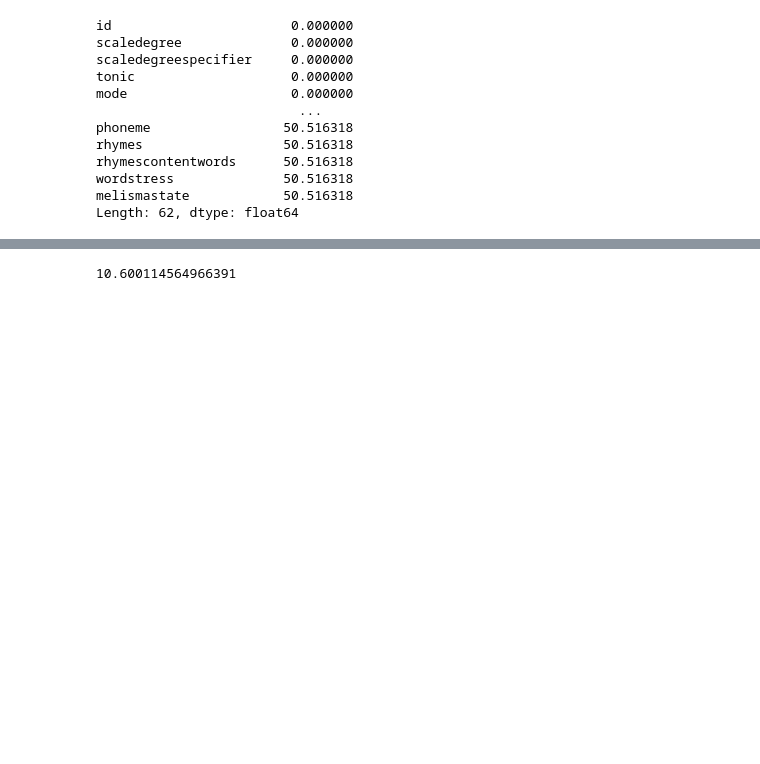
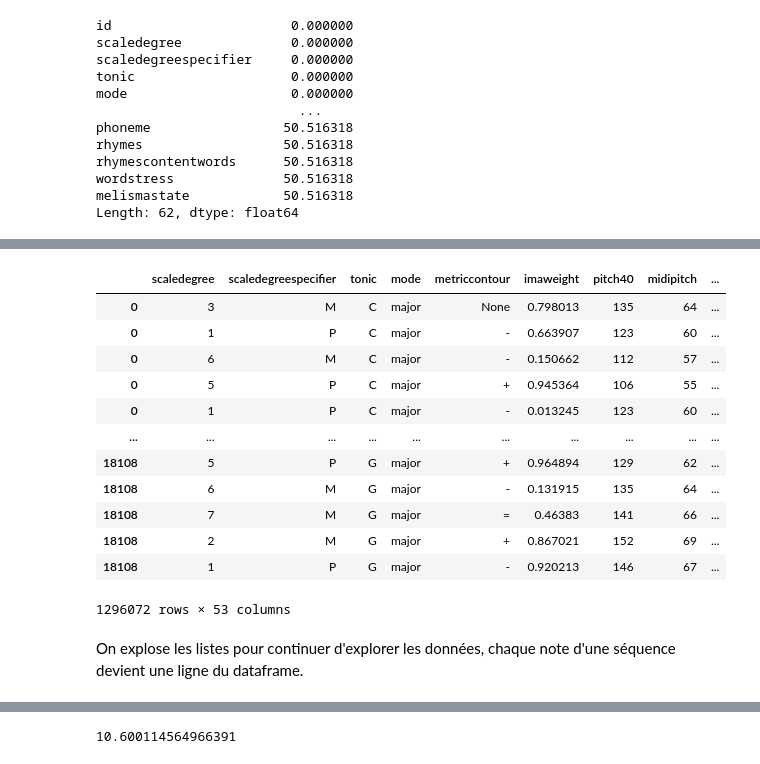
Before and after one commit to val9212/projet_ml, a Jupyter notebook: Visualisation/selection_données.ipynb, the cells around one changed output, grey strips where cells are left out. Cells and saved outputs as stored; diff of their text form; code cells hidden in the pictures; blank space fills up the shorter version.

```diff
--- a/Visualisation/selection_données.ipynb
+++ b/Visualisation/selection_données.ipynb
@@ -66,0 +57,3 @@ data.head()
+# %%
+no_id = no_lyrics[1:]
+print(no_id)
@@ -66,0 +75,2 @@ data.head()
+# %%
+data2 = data[no_id]
@@ -66,0 +87,71 @@ data.head()
+# %%
+data3 = data2.explode(column=['scaledegree',
+ 'scaledegreespecifier',
+ 'tonic',
+ 'mode',
+ 'metriccontour',
+ 'imaweight',
+ 'pitch40',
+ 'midipitch',
+ 'diatonicpitch',
+ 'diatonicinterval',
+ 'chromaticinterval',
+ 'pitchproximity',
+ 'pitchreversal',
+ 'nextisrest',
+ 'restduration_frac',
+ 'duration',
+ 'duration_frac',
+ 'duration_fullname',
+ 'onsettick',
+ 'beatfraction',
+ 'phrasepos',
+ 'phrase_ix',
+ 'phrase_end',
+ 'songpos',
+ 'beatinsong',
+ 'beatinphrase',
+ 'beatinphrase_end',
+ 'IOI_frac',
+ 'IOI',
+ 'IOR',
+ 'imacontour',
+ 'pitch',
+ 'contour3',
+ 'contour5',
+ 'beatstrength',
+ 'beat_str',
+ 'beat_fraction_str',
+ 'beat',
+ 'timesignature',
+ 'gpr2a_Frankland',
+ 'gpr2b_Frankland',
+ 'gpr3a_Frankland',
+ 'gpr3d_Frankland',
+ 'gpr_Frankland_sum',
+ 'lbdm_spitch',
+ 'lbdm_sioi',
+ 'lbdm_srest',
+ 'lbdm_rpitch',
+ 'lbdm_rioi',
+ 'lbdm_rrest',
+ 'lbdm_boundarystrength',
+ 'durationcontour',
+ 'IOR_frac'])
+data3
+# %% [output]
+|  | scaledegree | scaledegreespecifier | tonic | mode | metriccontour | imaweight | pitch40 | midipitch | ... |
+| 0 | 3 | M | C | major | None | 0.798013 | 135 | 64 | ... |
+| 0 | 1 | P | C | major | - | 0.663907 | 123 | 60 | ... |
+| 0 | 6 | M | C | major | - | 0.150662 | 112 | 57 | ... |
+| 0 | 5 | P | C | major | + | 0.945364 | 106 | 55 | ... |
+| 0 | 1 | P | C | major | - | 0.013245 | 123 | 60 | ... |
+| ... | ... | ... | ... | ... | ... | ... | ... | ... | ... |
+| 18108 | 5 | P | G | major | + | 0.964894 | 129 | 62 | ... |
+| 18108 | 6 | M | G | major | - | 0.131915 | 135 | 64 | ... |
+| 18108 | 7 | M | G | major | = | 0.46383 | 141 | 66 | ... |
+| 18108 | 2 | M | G | major | + | 0.867021 | 152 | 69 | ... |
+| 18108 | 1 | P | G | major | - | 0.920213 | 146 | 67 | ... |
+1296072 rows × 53 columns
+# %% [markdown]
+On explose les listes pour continuer d'explorer les données, chaque note d'une séquence devient une ligne du dataframe.
```
Also changed, not shown: parts of 35 cells of this notebook, 51 other files.
